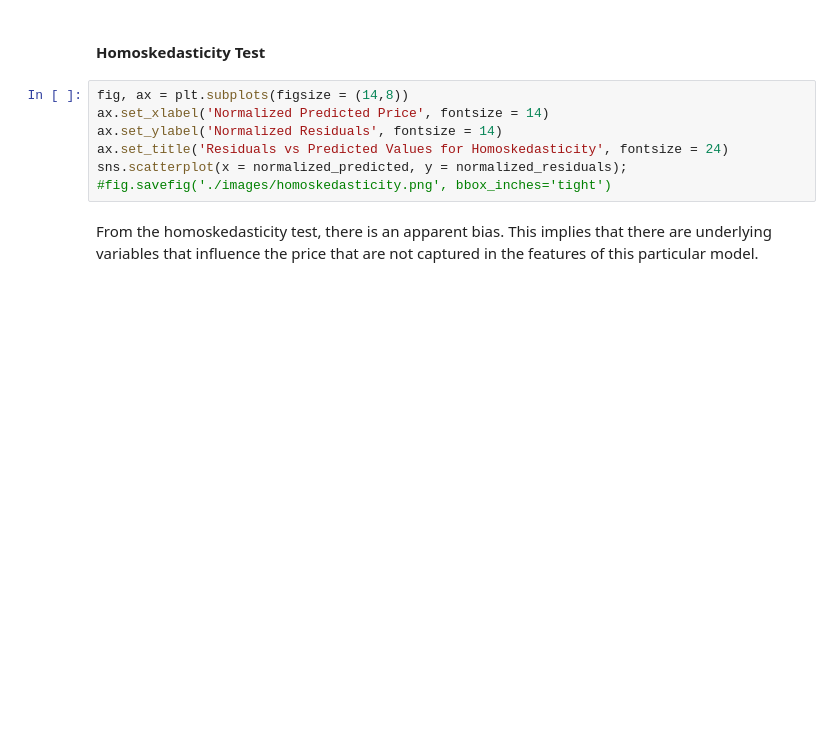
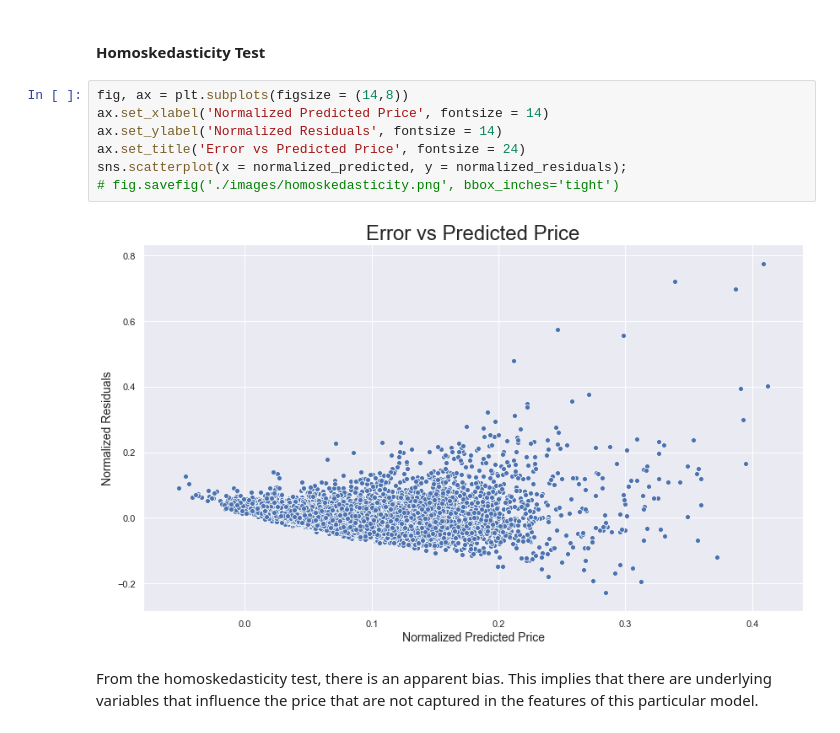
Before and after one commit to griffinhundley/predicting-housing-prices, a Jupyter notebook: Final_Notebook.ipynb, the cells around one changed output. Drawn from its saved outputs; the diff is of its cells as text; blank space fills up the shorter version.

```diff
--- a/Final_Notebook.ipynb
+++ b/Final_Notebook.ipynb
@@ -336,10 +505,12 @@ In the figure above the residuals of the model are roughly normally distributed,
 # %%
 fig, ax = plt.subplots(figsize = (14,8))
 ax.set_xlabel('Normalized Predicted Price', fontsize = 14)
 ax.set_ylabel('Normalized Residuals', fontsize = 14)
-ax.set_title('Residuals vs Predicted Values for Homoskedasticity', fontsize = 24)
+ax.set_title('Error vs Predicted Price', fontsize = 24)
 sns.scatterplot(x = normalized_predicted, y = normalized_residuals);
-#fig.savefig('./images/homoskedasticity.png', bbox_inches='tight')
+# fig.savefig('./images/homoskedasticity.png', bbox_inches='tight')
+# %% [output]
+[figure, added]
 # %% [markdown]
 From the homoskedasticity test, there is an apparent bias.  This implies that there are underlying variables that influence the price that are not captured in the features of this particular model.
 # %% [markdown]
```
Also changed, not shown: parts of 32 cells of this notebook, 1 other file.
